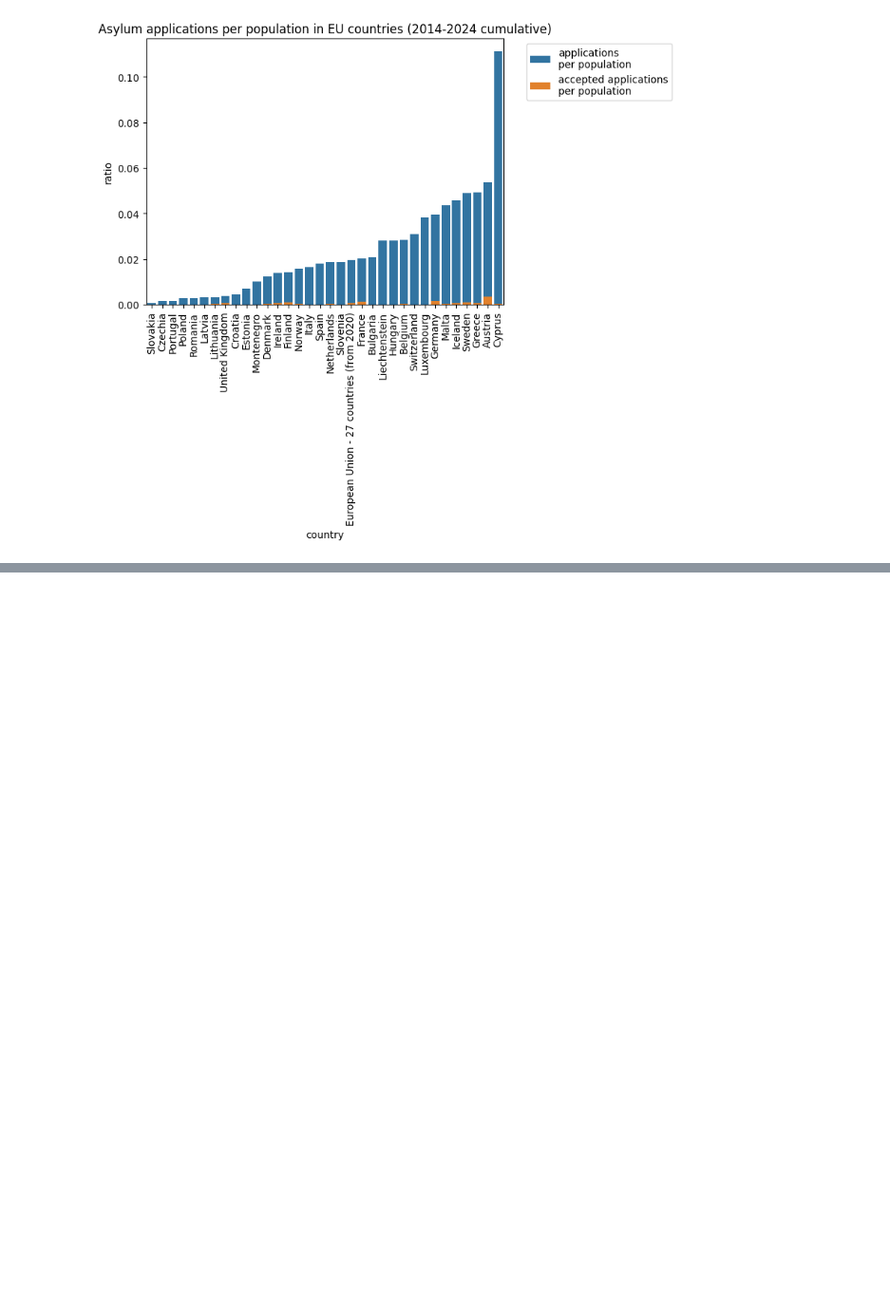
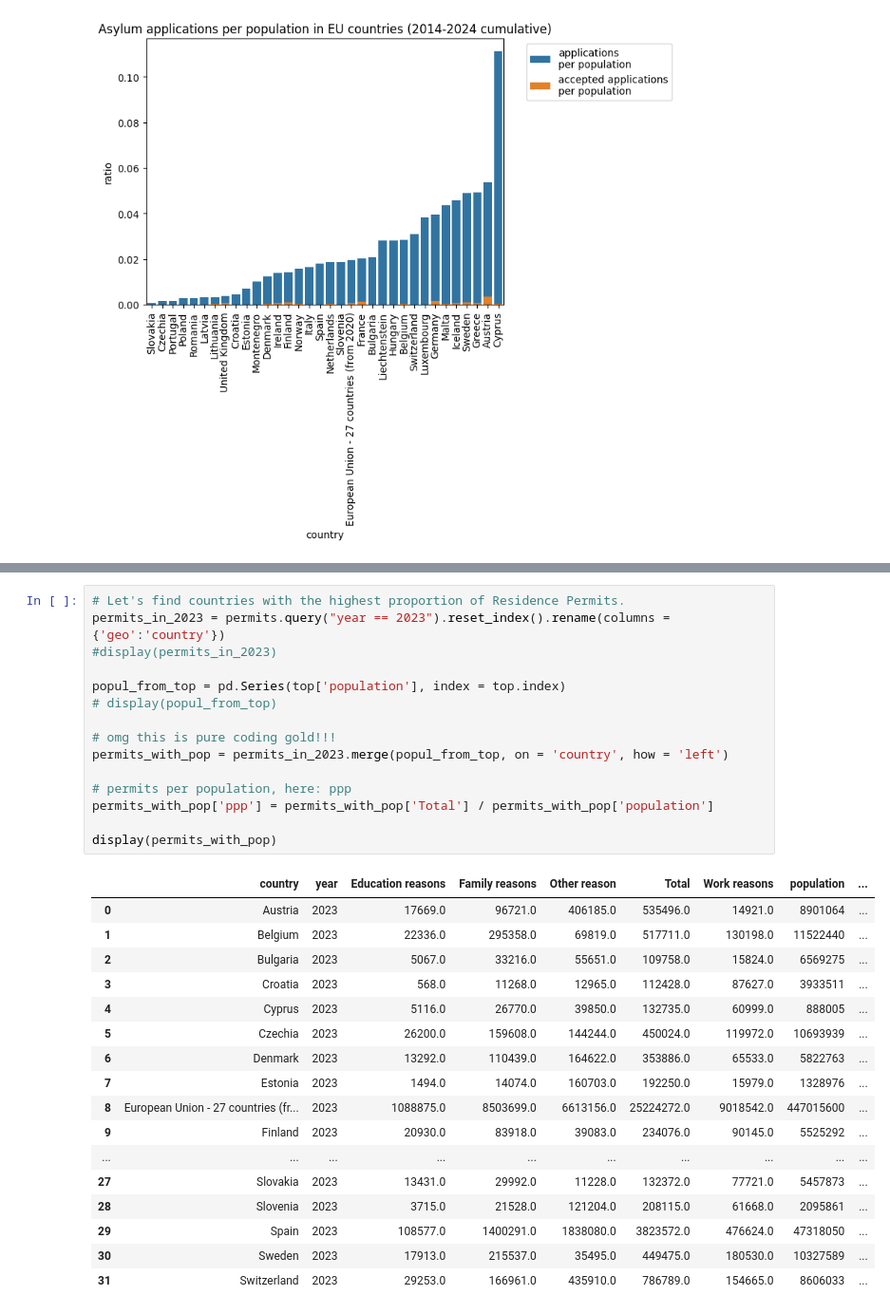
Before and after one commit to jatofi-official/migration-eu-analysis, a Jupyter notebook: Notebooks/asylum_ado_.ipynb, the cells around one changed output, grey strips where cells are left out. Shown at 95% size. Drawn from its saved outputs; the diff is of its cells as text; blank space fills up the shorter version.

```diff
--- a/Notebooks/asylum_ado_.ipynb
+++ b/Notebooks/asylum_ado_.ipynb
@@ -149,0 +363,33 @@ pass
+# %%
+# Let's find countries with the highest proportion of Residence Permits.
+permits_in_2023 = permits.query("year == 2023").reset_index().rename(columns = {'geo':'country'})
+#display(permits_in_2023)
+
+popul_from_top = pd.Series(top['population'], index = top.index)
+# display(popul_from_top)
+
+# omg this is pure coding gold!!!
+permits_with_pop = permits_in_2023.merge(popul_from_top, on = 'country', how = 'left')
+
+# permits per population, here: ppp
+permits_with_pop['ppp'] = permits_with_pop['Total'] / permits_with_pop['population']
+
+display(permits_with_pop)
+# %% [output]
+|  | country | year | Education reasons | Family reasons | Other reason | Total | Work reasons | population | ... |
+| 0 | Austria | 2023 | 17669.0 | 96721.0 | 406185.0 | 535496.0 | 14921.0 | 8901064 | ... |
+| 1 | Belgium | 2023 | 22336.0 | 295358.0 | 69819.0 | 517711.0 | 130198.0 | 11522440 | ... |
+| 2 | Bulgaria | 2023 | 5067.0 | 33216.0 | 55651.0 | 109758.0 | 15824.0 | 6569275 | ... |
+| 3 | Croatia | 2023 | 568.0 | 11268.0 | 12965.0 | 112428.0 | 87627.0 | 3933511 | ... |
+| 4 | Cyprus | 2023 | 5116.0 | 26770.0 | 39850.0 | 132735.0 | 60999.0 | 888005 | ... |
+| 5 | Czechia | 2023 | 26200.0 | 159608.0 | 144244.0 | 450024.0 | 119972.0 | 10693939 | ... |
+| 6 | Denmark | 2023 | 13292.0 | 110439.0 | 164622.0 | 353886.0 | 65533.0 | 5822763 | ... |
+| 7 | Estonia | 2023 | 1494.0 | 14074.0 | 160703.0 | 192250.0 | 15979.0 | 1328976 | ... |
+| 8 | European Union - 27 countries (fr... | 2023 | 1088875.0 | 8503699.0 | 6613156.0 | 25224272.0 | 9018542.0 | 447015600 | ... |
+| 9 | Finland | 2023 | 20930.0 | 83918.0 | 39083.0 | 234076.0 | 90145.0 | 5525292 | ... |
+| ... | ... | ... | ... | ... | ... | ... | ... | ... | ... |
+| 27 | Slovakia | 2023 | 13431.0 | 29992.0 | 11228.0 | 132372.0 | 77721.0 | 5457873 | ... |
+| 28 | Slovenia | 2023 | 3715.0 | 21528.0 | 121204.0 | 208115.0 | 61668.0 | 2095861 | ... |
+| 29 | Spain | 2023 | 108577.0 | 1400291.0 | 1838080.0 | 3823572.0 | 476624.0 | 47318050 | ... |
+| 30 | Sweden | 2023 | 17913.0 | 215537.0 | 35495.0 | 449475.0 | 180530.0 | 10327589 | ... |
+| 31 | Switzerland | 2023 | 29253.0 | 166961.0 | 435910.0 | 786789.0 | 154665.0 | 8606033 | ... |
```
Also changed, not shown: parts of 12 cells of this notebook, 3 other files.
